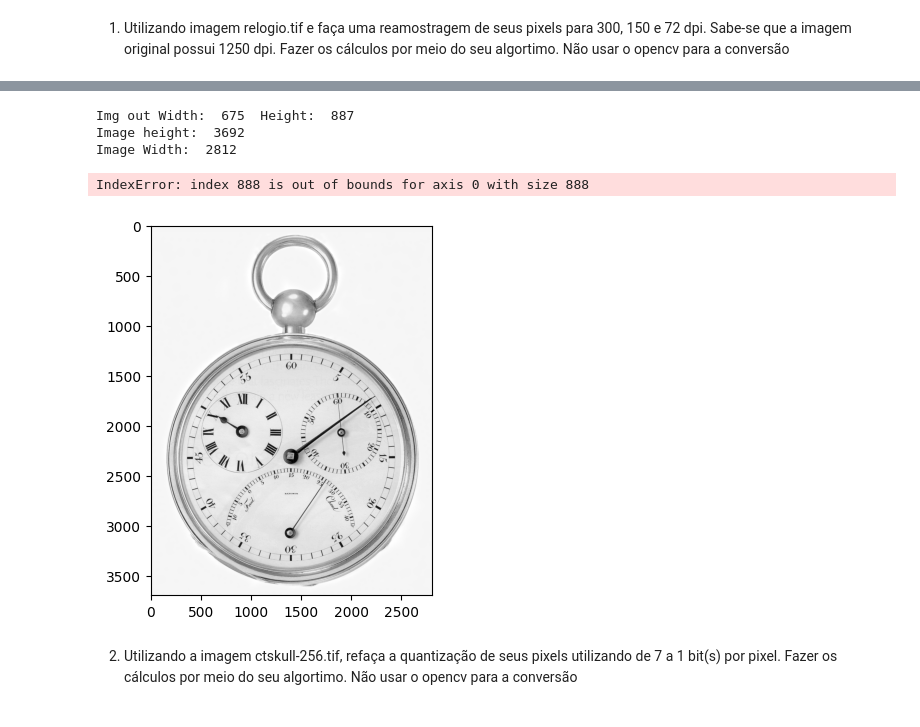
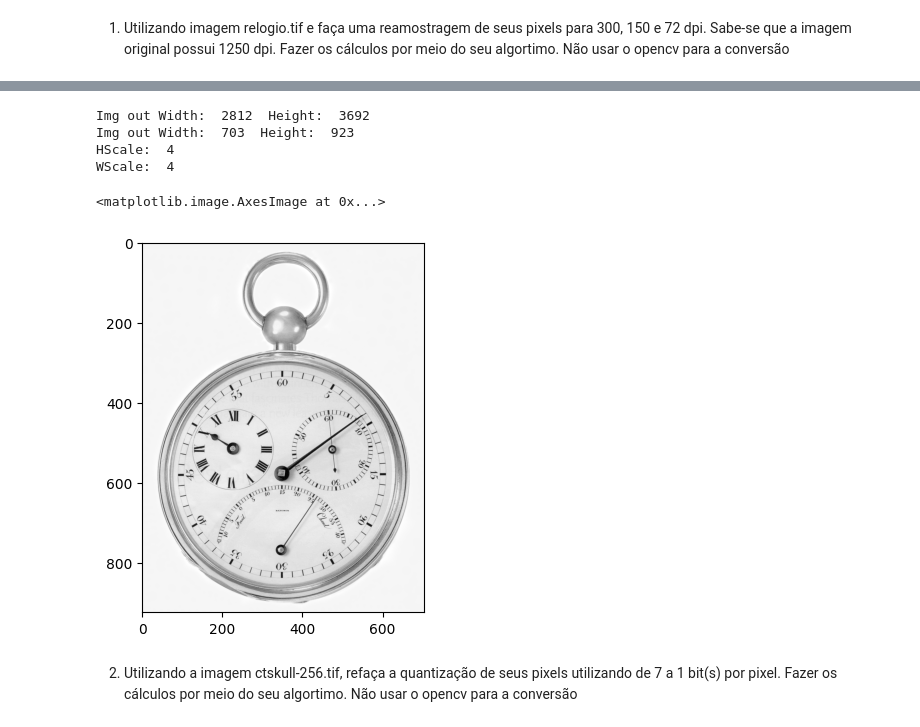
Before and after one commit to BerZeNot/gsi058_t1_paulo.gg, a Jupyter notebook: Lab01 - Sampling and Quantization/lab01.ipynb, the cells around one changed output, grey strips where cells are left out. Cells and saved outputs as stored; diff of their text form; code cells hidden in the pictures.

```diff
--- a/Lab01 - Sampling and Quantization/lab01.ipynb
+++ b/Lab01 - Sampling and Quantization/lab01.ipynb
@@ -29,3 +10,65 @@ Tamanho da imagem :  (3692, 2812)
+# %%
+# type your code here
+# Python code to read image
+
+import cv2
+import matplotlib.pyplot as plt
+import numpy as np
+import math
+
+img = cv2.imread("relogio.tif", cv2.IMREAD_GRAYSCALE)
+
+# plt.imshow(img, cmap='gray', vmin=0, vmax=255)
+
+currDPI = 1250
+newDPI = 300
+
+initialHeight = img.shape[0];
+initialWidth = img.shape[1];
+
+imgOutHeight = math.ceil(newDPI * initialHeight / currDPI)
+imgOutWidth  = math.ceil(newDPI * initialWidth / currDPI)
+
+hScaleFactor = math.floor(initialHeight/imgOutHeight);
+wScaleFactor = math.floor(initialWidth/imgOutWidth);
+
+imgOutHeight = int(initialHeight/hScaleFactor)
+imgOutWidth  = int(initialWidth/wScaleFactor)
+
+
+print("Img out Width: ", initialWidth, " Height: ", initialHeight)
+print("Img out Width: ", imgOutWidth, " Height: ", imgOutHeight)
+
+print("HScale: ", hScaleFactor)
+print("WScale: ", wScaleFactor)
+
+# convertendo a imagem para 300 dpi
+
+imgOut = np.zeros((imgOutHeight, imgOutWidth))
+currentLine = 0
+currentColumn = 0
+
+iOut = 0
+jOut = 0
+
+for i in range(0, initialHeight, hScaleFactor):
+    for j in range(0, initialWidth, wScaleFactor):
+       pixelsBlock = img[i:i+hScaleFactor, j:j+wScaleFactor];
+       blockAvg = int(np.average(pixelsBlock))
+       imgOut[iOut, jOut] = blockAvg
+       jOut+=1
+    jOut = 0
+    iOut+=1
+
+# plt.imshow(img, cmap='gray', vmin=0, vmax=255)
+plt.imshow(imgOut, cmap='gray', vmin=0, vmax=255)
+# %% [output]
+Img out Width:  2812  Height:  3692
+Img out Width:  703  Height:  923
+HScale:  4
+WScale:  4
+<matplotlib.image.AxesImage at 0x...>
+[figure, added]
 # %%
 import cv2
 import matplotlib.pyplot as plt
@@ -68,11 +111,5 @@ for i in range(0, initialHeight, scaleFactor):
 
 # plt.imshow(img, cmap='gray', vmin=0, vmax=255)
 plt.imshow(imgOut, cmap='gray', vmin=0, vmax=255)
-# %% [output]
-Img out Width:  675  Height:  887
-Image height:  3692
-Image Width:  2812
-IndexError: index 888 is out of bounds for axis 0 with size 888
-[figure, removed]
 # %% [markdown]
 2)	Utilizando a imagem ctskull-256.tif, refaça a quantização de seus pixels utilizando de 7 a 1 bit(s) por pixel.  Fazer os cálculos por meio do seu algortimo. Não usar o opencv para a conversão
```
Also changed, not shown: parts of 3 cells of this notebook.
